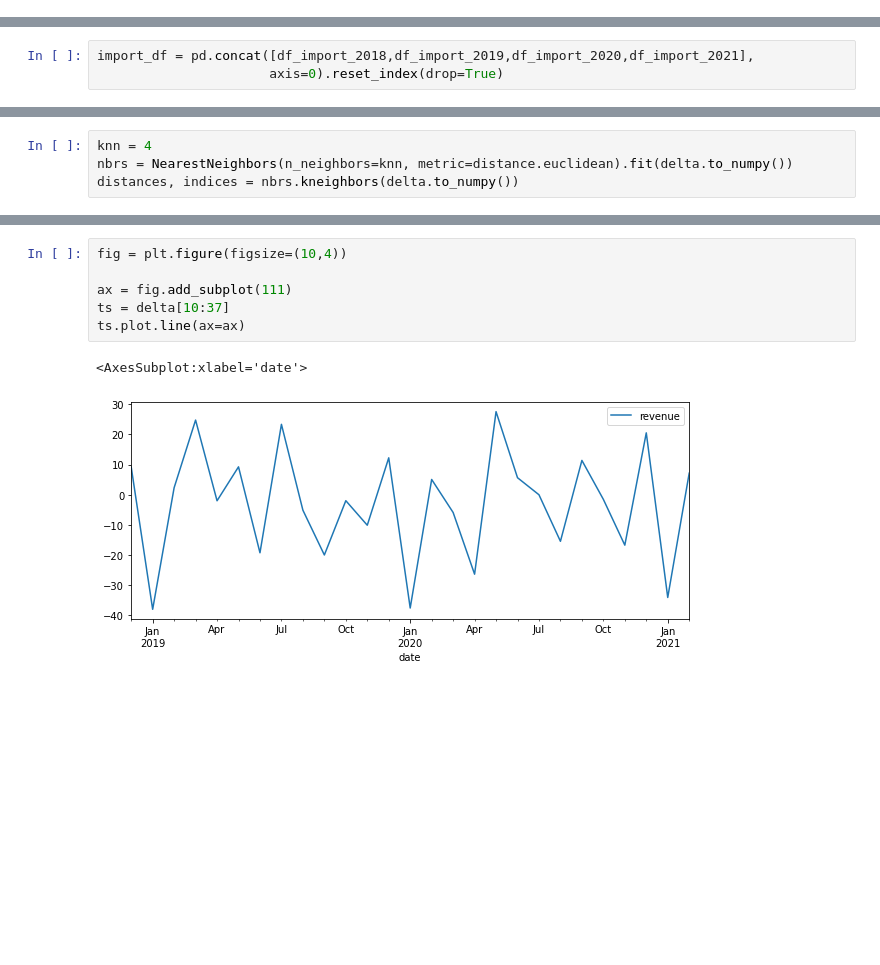
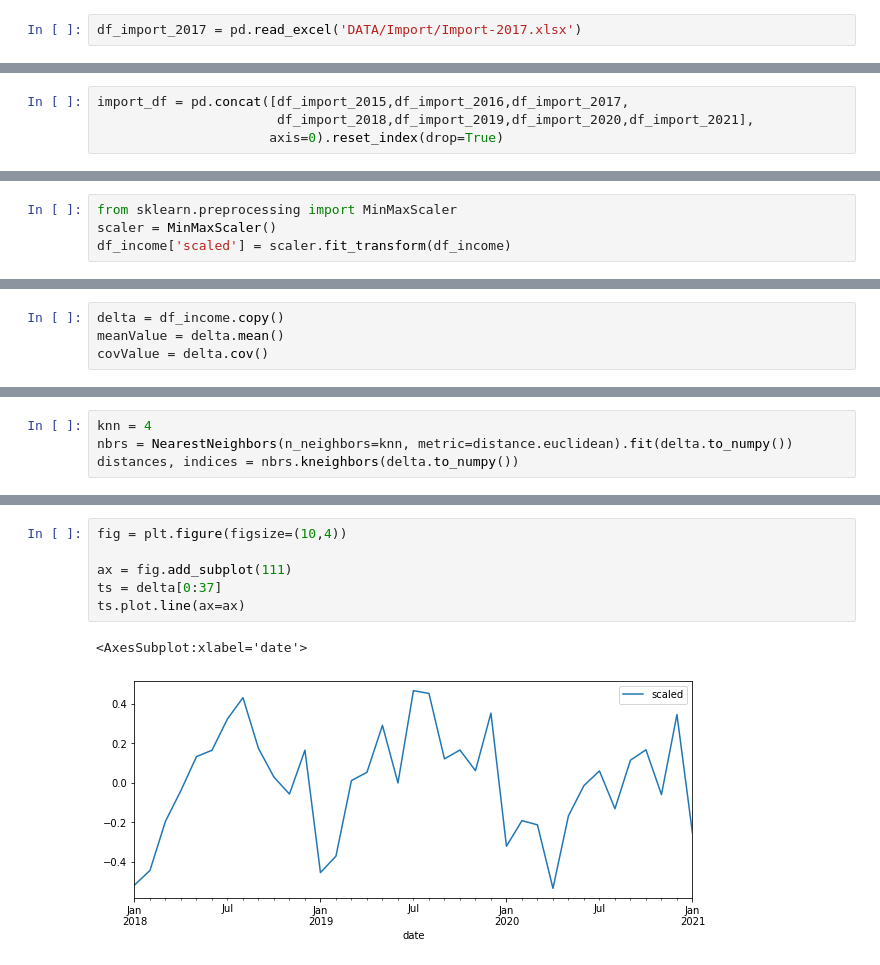
Before and after one commit to durajetz/KosovoCustoms, a Jupyter notebook: Increase prediction.ipynb, the cells around one changed output, grey strips where cells are left out. Saved outputs shown, nothing was run; the diff lists cells and outputs as text; blank space fills up the shorter version.

```diff
--- a/Increase prediction.ipynb
+++ b/Increase prediction.ipynb
@@ -7,3 +13,5 @@ import matplotlib.pyplot as plt
+# %%
+df_import_2017 = pd.read_excel('DATA/Import/Import-2017.xlsx')
 # %%
 df_import_2018 = pd.read_excel('DATA/Import/Import-2018.xlsx')
 # %%
@@ -13,7 +21,8 @@ df_import_2020 = pd.read_excel('DATA/Import/Import-Janar-Dhjetor-2020.xlsx')
 # %%
 df_import_2021 = pd.read_excel('DATA/Import/Import-Janar-Shkurt-2021.xlsx')
 # %%
-import_df = pd.concat([df_import_2018,df_import_2019,df_import_2020,df_import_2021],
+import_df = pd.concat([df_import_2015,df_import_2016,df_import_2017,
+                       df_import_2018,df_import_2019,df_import_2020,df_import_2021],
                       axis=0).reset_index(drop=True)
 # %%
 import_df.drop(['Regjimi','Origjina','Kodi Tarifor','Sasia','Vlera Mallrave','Netweight'],axis=1,inplace=True)
@@ -119 +118,5 @@ df_income.plot()
+# %%
+from sklearn.preprocessing import MinMaxScaler
+scaler = MinMaxScaler()
+df_income['scaled'] = scaler.fit_transform(df_income)
 # %% [markdown]
@@ -290,0 +223,4 @@ from scipy.spatial import distance
+# %%
+delta = df_income.copy()
+meanValue = delta.mean()
+covValue = delta.cov()
@@ -315,9 +263,9 @@ result.nlargest(5,'Anomaly score')
 # %%
 fig = plt.figure(figsize=(10,4))
 
 ax = fig.add_subplot(111)
-ts = delta[10:37]
+ts = delta[0:37]
 ts.plot.line(ax=ax)
 # %% [output]
 <AxesSubplot:xlabel='date'>
-[figure, old version]
+[figure, new version]
```
Also changed, not shown: parts of 53 cells of this notebook.
